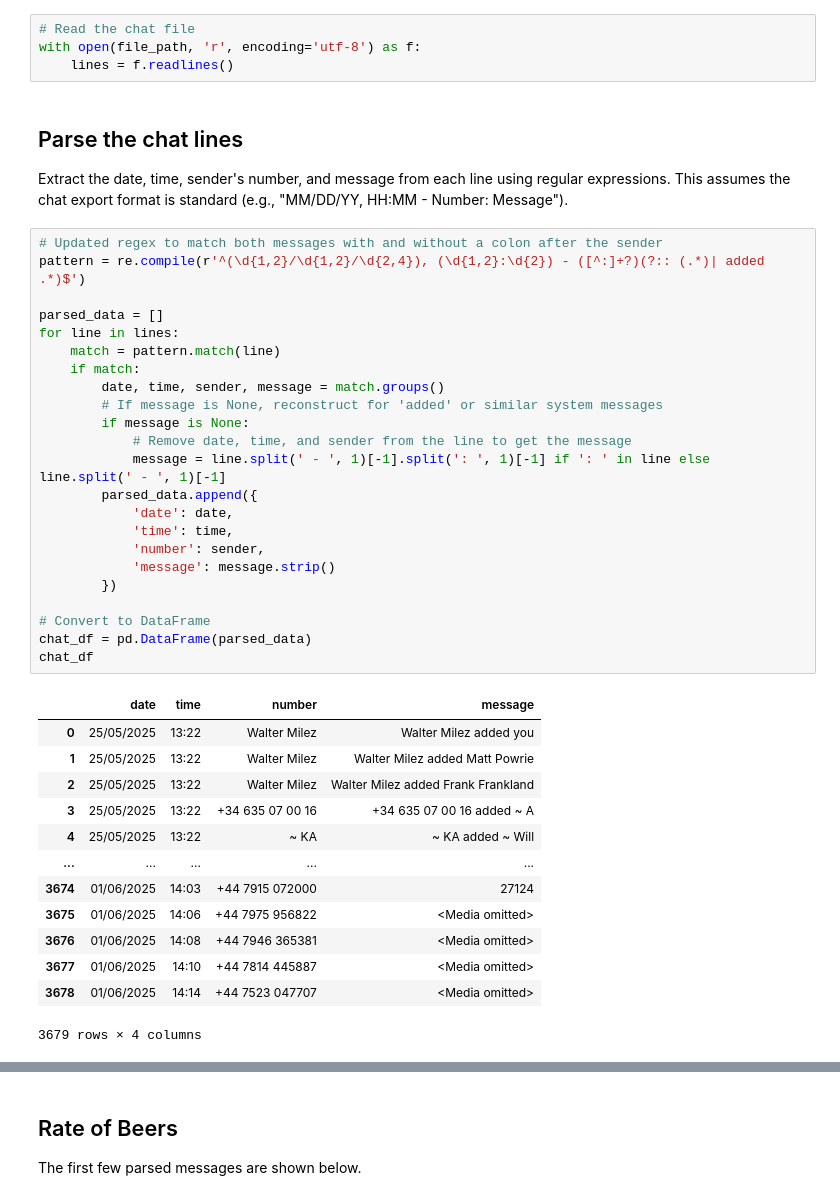
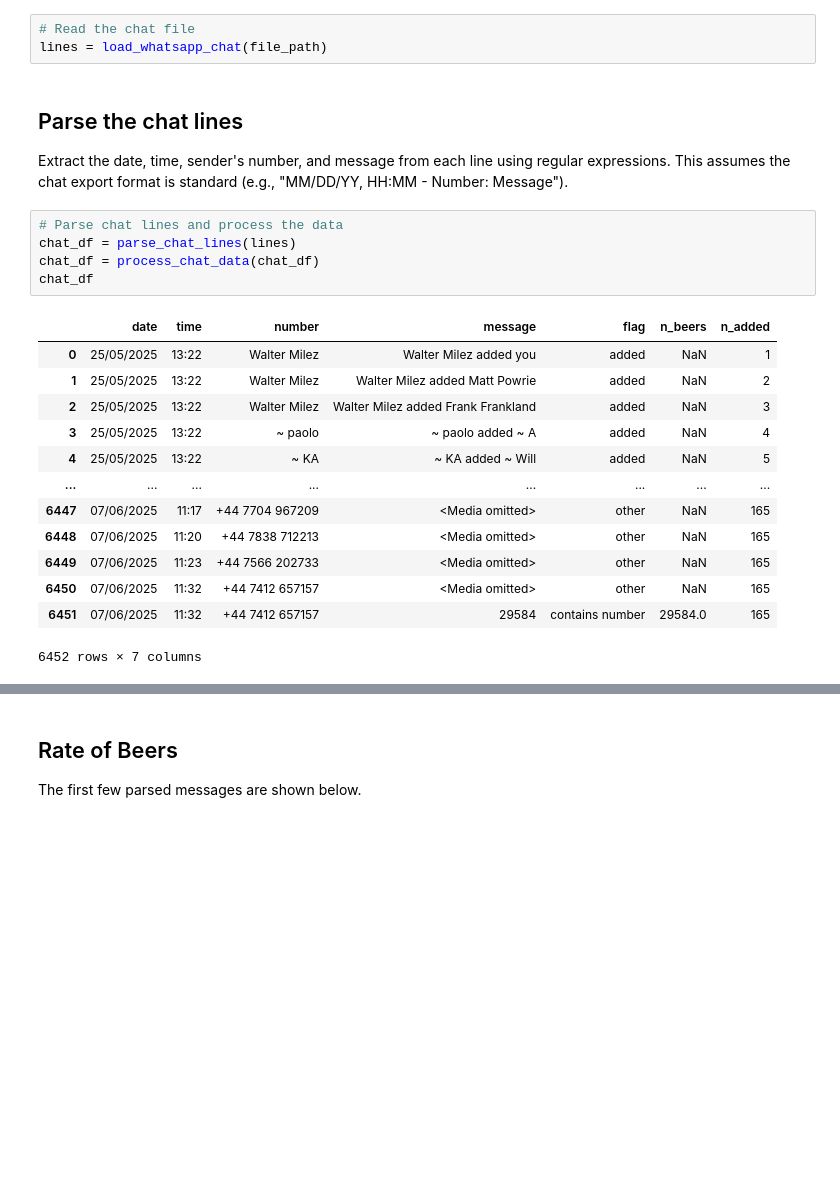
Before and after one commit to c-fitzpatrick/1-million-beers, a Jupyter notebook: parse_whatsapp_chat.ipynb, the cells around one changed output, grey strips where cells are left out. Saved outputs shown, nothing was run; the diff lists cells and outputs as text; blank space fills up the shorter version.

Commit message:
Data parsing functions

```diff
--- a/parse_whatsapp_chat.ipynb
+++ b/parse_whatsapp_chat.ipynb
@@ -16,46 +17,27 @@ file_path = 'WhatsApp Chat with 1 Million Beers.txt'
 Read the chat file into a list of lines for processing.
 # %%
 # Read the chat file
-with open(file_path, 'r', encoding='utf-8') as f:
-    lines = f.readlines()
+lines = load_whatsapp_chat(file_path)
 # %% [markdown]
 ## Parse the chat lines
 Extract the date, time, sender's number, and message from each line using regular expressions. This assumes the chat export format is standard (e.g., "MM/DD/YY, HH:MM - Number: Message").
 # %%
-# Updated regex to match both messages with and without a colon after the sender
-pattern = re.compile(r'^(\d{1,2}/\d{1,2}/\d{2,4}), (\d{1,2}:\d{2}) - ([^:]+?)(?:: (.*)| added .*)$')
-
-parsed_data = []
-for line in lines:
-    match = pattern.match(line)
-    if match:
-        date, time, sender, message = match.groups()
-        # If message is None, reconstruct for 'added' or similar system messages
-        if message is None:
-            # Remove date, time, and sender from the line to get the message
-            message = line.split(' - ', 1)[-1].split(': ', 1)[-1] if ': ' in line else line.split(' - ', 1)[-1]
-        parsed_data.append({
-            'date': date,
-            'time': time,
-            'number': sender,
-            'message': message.strip()
-        })
-
-# Convert to DataFrame
-chat_df = pd.DataFrame(parsed_data)
+# Parse chat lines and process the data
+chat_df = parse_chat_lines(lines)
+chat_df = process_chat_data(chat_df)
 chat_df
 # %% [output]
-|  | date | time | number | message |
-| 0 | 25/05/2025 | 13:22 | Walter Milez | Walter Milez added you |
-| 1 | 25/05/2025 | 13:22 | Walter Milez | Walter Milez added Matt Powrie |
-| 2 | 25/05/2025 | 13:22 | Walter Milez | Walter Milez added Frank Frankland |
-| 3 | 25/05/2025 | 13:22 | +34 635 07 00 16 | +34 635 07 00 16 added ~ A |
-| 4 | 25/05/2025 | 13:22 | ~ KA | ~ KA added ~ Will |
-| ... | ... | ... | ... | ... |
-| 3674 | 01/06/2025 | 14:03 | +44 7915 072000 | 27124 |
-| 3675 | 01/06/2025 | 14:06 | +44 7975 956822 | <Media omitted> |
-| 3676 | 01/06/2025 | 14:08 | +44 7946 365381 | <Media omitted> |
-| 3677 | 01/06/2025 | 14:10 | +44 7814 445887 | <Media omitted> |
-| 3678 | 01/06/2025 | 14:14 | +44 7523 047707 | <Media omitted> |
+|  | date | time | number | message | flag | n_beers | n_added |
+| 0 | 25/05/2025 | 13:22 | Walter Milez | Walter Milez added you | added | NaN | 1 |
+| 1 | 25/05/2025 | 13:22 | Walter Milez | Walter Milez added Matt Powrie | added | NaN | 2 |
+| 2 | 25/05/2025 | 13:22 | Walter Milez | Walter Milez added Frank Frankland | added | NaN | 3 |
+| 3 | 25/05/2025 | 13:22 | ~ paolo | ~ paolo added ~ A | added | NaN | 4 |
+| 4 | 25/05/2025 | 13:22 | ~ KA | ~ KA added ~ Will | added | NaN | 5 |
+| ... | ... | ... | ... | ... | ... | ... | ... |
+| 6447 | 07/06/2025 | 11:17 | +44 7704 967209 | <Media omitted> | other | NaN | 165 |
+| 6448 | 07/06/2025 | 11:20 | +44 7838 712213 | <Media omitted> | other | NaN | 165 |
+| 6449 | 07/06/2025 | 11:23 | +44 7566 202733 | <Media omitted> | other | NaN | 165 |
+| 6450 | 07/06/2025 | 11:32 | +44 7412 657157 | <Media omitted> | other | NaN | 165 |
+| 6451 | 07/06/2025 | 11:32 | +44 7412 657157 | 29584 | contains number | 29584.0 | 165 |
-3679 rows × 4 columns
+6452 rows × 7 columns
 # %%
```
Also changed, not shown: parts of 5 cells of this notebook, 2 other files.
